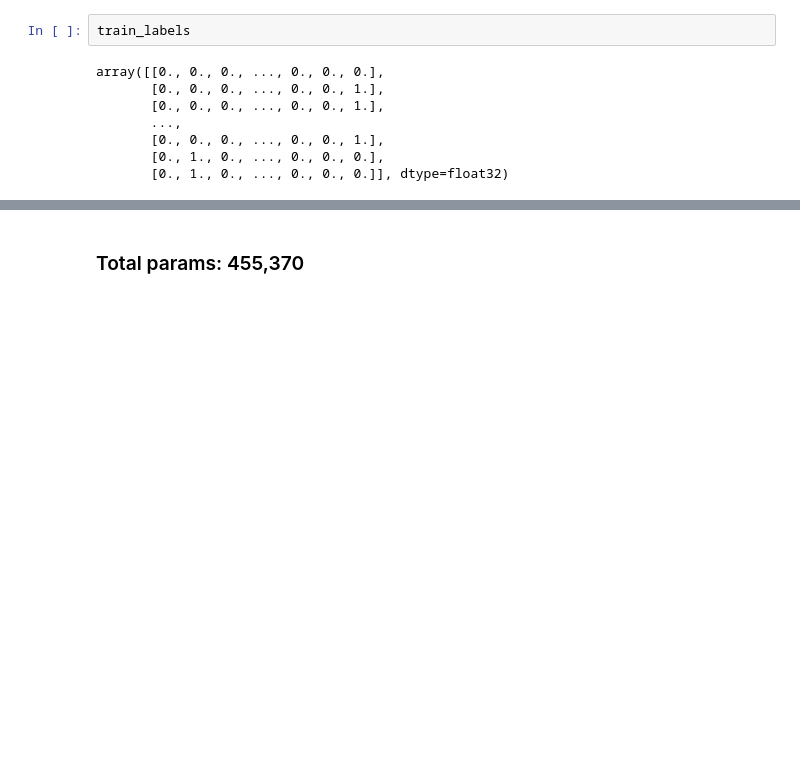
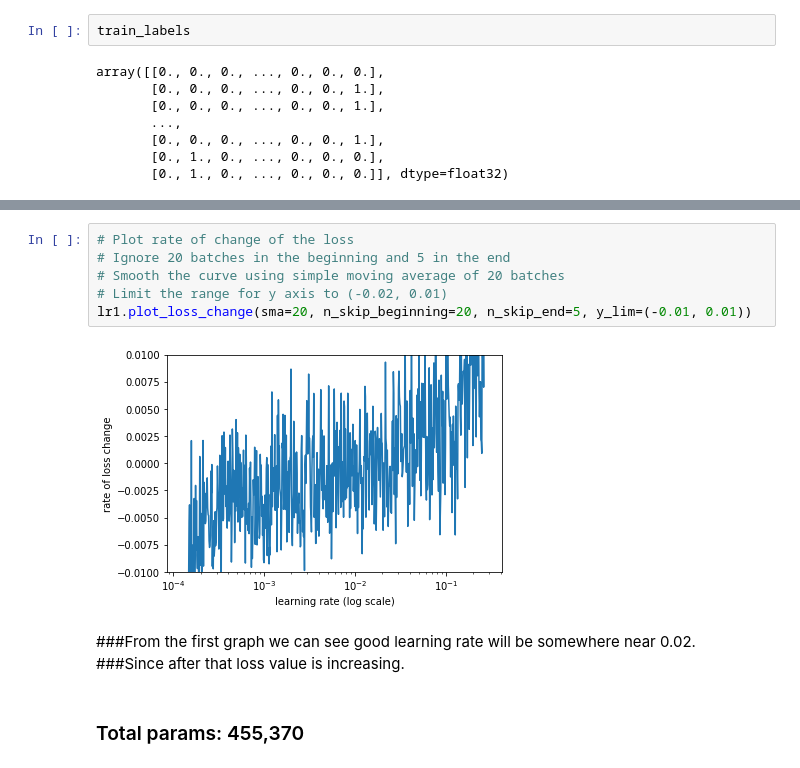
Before and after one commit to chirag2saraiya/Session-11, a Jupyter notebook: Assignment-11.ipynb, the cells around one changed output, grey strips where cells are left out. Saved outputs shown, nothing was run; the diff lists cells and outputs as text; blank space fills up the shorter version.

```diff
--- a/Assignment-11.ipynb
+++ b/Assignment-11.ipynb
@@ -253,2 +177,13 @@ _________________________________________________________________
+# %%
+# Plot rate of change of the loss
+# Ignore 20 batches in the beginning and 5 in the end
+# Smooth the curve using simple moving average of 20 batches
+# Limit the range for y axis to (-0.02, 0.01)
+lr1.plot_loss_change(sma=20, n_skip_beginning=20, n_skip_end=5, y_lim=(-0.01, 0.01))
+# %% [output]
+[figure, added]
+# %% [markdown]
+###From the  first graph we can see good learning rate will be somewhere near 0.02.
+###Since after that loss value is increasing.
 # %% [markdown]
 ### Total params: 455,370
```
Also changed, not shown: parts of 19 cells of this notebook.
